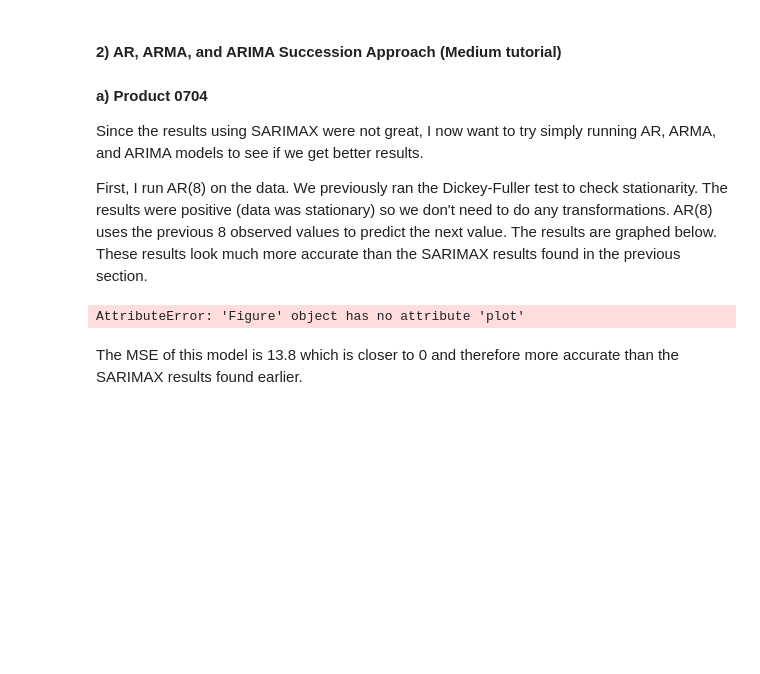
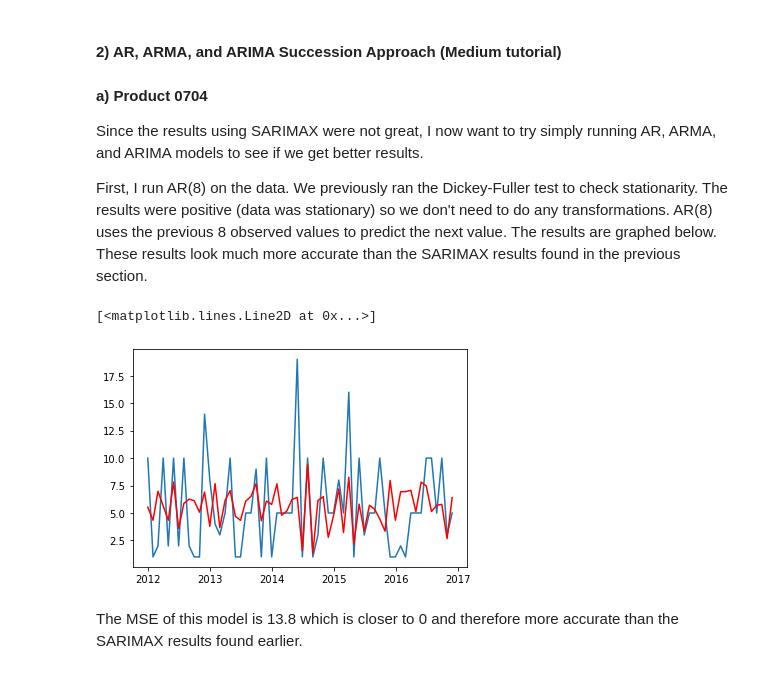
Before and after one commit to anissakhan/731-Project-5-Khan, a Jupyter notebook: Notebooks/731-Project5.ipynb, the cells around one changed output. Cells and saved outputs as stored; diff of their text form; code cells hidden in the pictures; blank space fills up the shorter version.

```diff
--- a/Notebooks/731-Project5.ipynb
+++ b/Notebooks/731-Project5.ipynb
@@ -689,13 +689,14 @@ Since the results using SARIMAX were not great, I now want to try simply running
 
 First, I run AR(8) on the data. We previously ran the Dickey-Fuller test to check stationarity. The results were positive (data was stationary) so we don't need to do any transformations. AR(8) uses the previous 8 observed values to predict the next value. The results are graphed below. These results look much more accurate than the SARIMAX results found in the previous section.
 # %%
-decomposition = seasonal_decompose(df_log)
-model = ARIMA(df_log, order=(2,1,2))
+decomposition = seasonal_decompose(dfProd)
+model = ARIMA(dfProd, order=(8,0,0))
 results = model.fit(disp=-1)
-plt.plot(df_log_shift)
+plt.plot(dfProd)
 plt.plot(results.fittedvalues, color='red')
 # %% [output]
-AttributeError: 'Figure' object has no attribute 'plot'
+[<matplotlib.lines.Line2D at 0x...>]
+[figure, added]
 # %% [markdown]
 The MSE of this model is 13.8 which is closer to 0 and therefore more accurate than the SARIMAX results found earlier.
 # %%
```
Also changed, not shown: parts of 13 cells of this notebook.
